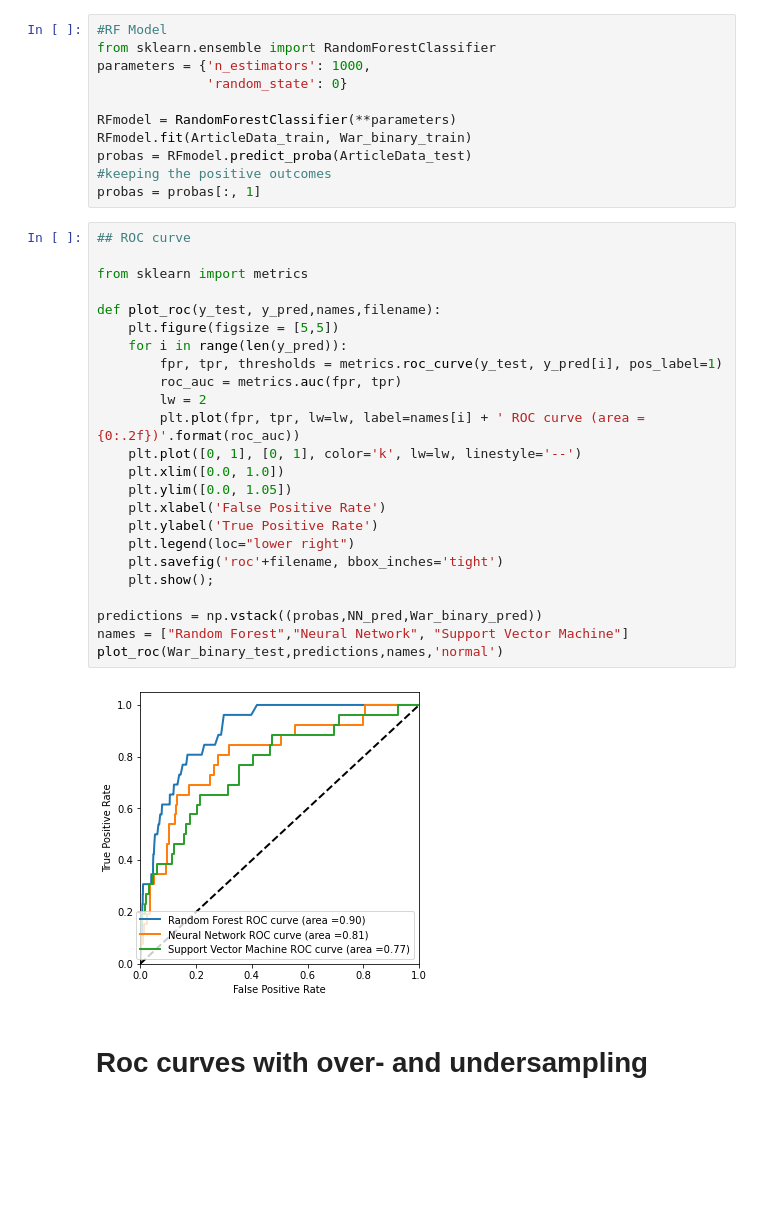
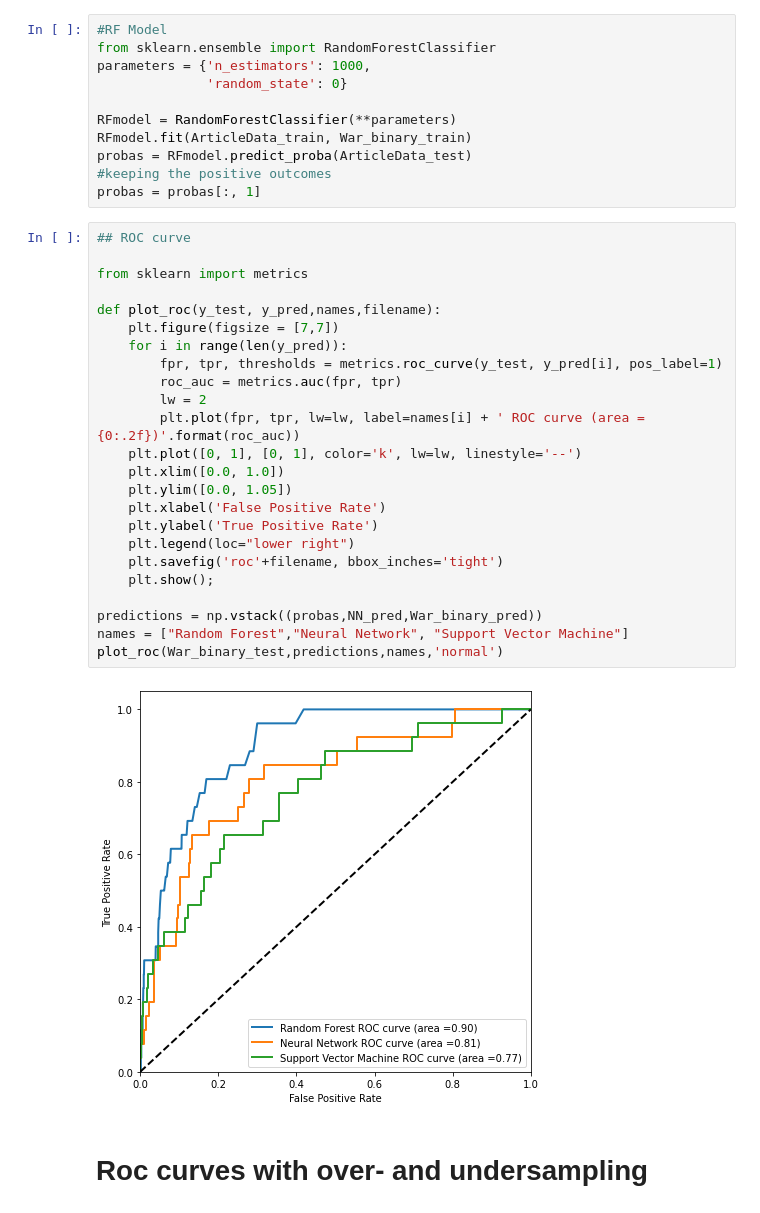
Before and after one commit to epfl-ada/ada-2020-project-milestone-p3-p3_cgq, a Jupyter notebook: P4 Final.ipynb, the cells around one changed output. Saved outputs shown, nothing was run; the diff lists cells and outputs as text; blank space fills up the shorter version.

```diff
--- a/P4 Final.ipynb
+++ b/P4 Final.ipynb
@@ -245,29 +245,29 @@ probas = probas[:, 1]
 # %%
 ## ROC curve
 
 from sklearn import metrics
 
 def plot_roc(y_test, y_pred,names,filename):
-    plt.figure(figsize = [5,5])
+    plt.figure(figsize = [7,7])
     for i in range(len(y_pred)):
         fpr, tpr, thresholds = metrics.roc_curve(y_test, y_pred[i], pos_label=1)
         roc_auc = metrics.auc(fpr, tpr)
         lw = 2
         plt.plot(fpr, tpr, lw=lw, label=names[i] + ' ROC curve (area ={0:.2f})'.format(roc_auc))
     plt.plot([0, 1], [0, 1], color='k', lw=lw, linestyle='--')
     plt.xlim([0.0, 1.0])
     plt.ylim([0.0, 1.05])
     plt.xlabel('False Positive Rate')
     plt.ylabel('True Positive Rate')
     plt.legend(loc="lower right")
     plt.savefig('roc'+filename, bbox_inches='tight')
     plt.show();
 
 predictions = np.vstack((probas,NN_pred,War_binary_pred))
 names = ["Random Forest","Neural Network", "Support Vector Machine"]
 plot_roc(War_binary_test,predictions,names,'normal')
 # %% [output]
-[figure, old version]
+[figure, new version]
 # %% [markdown]
 # Roc curves with over- and undersampling
 # %% [markdown]
```
Also changed, not shown: parts of 4 cells of this notebook, 3 other files.
